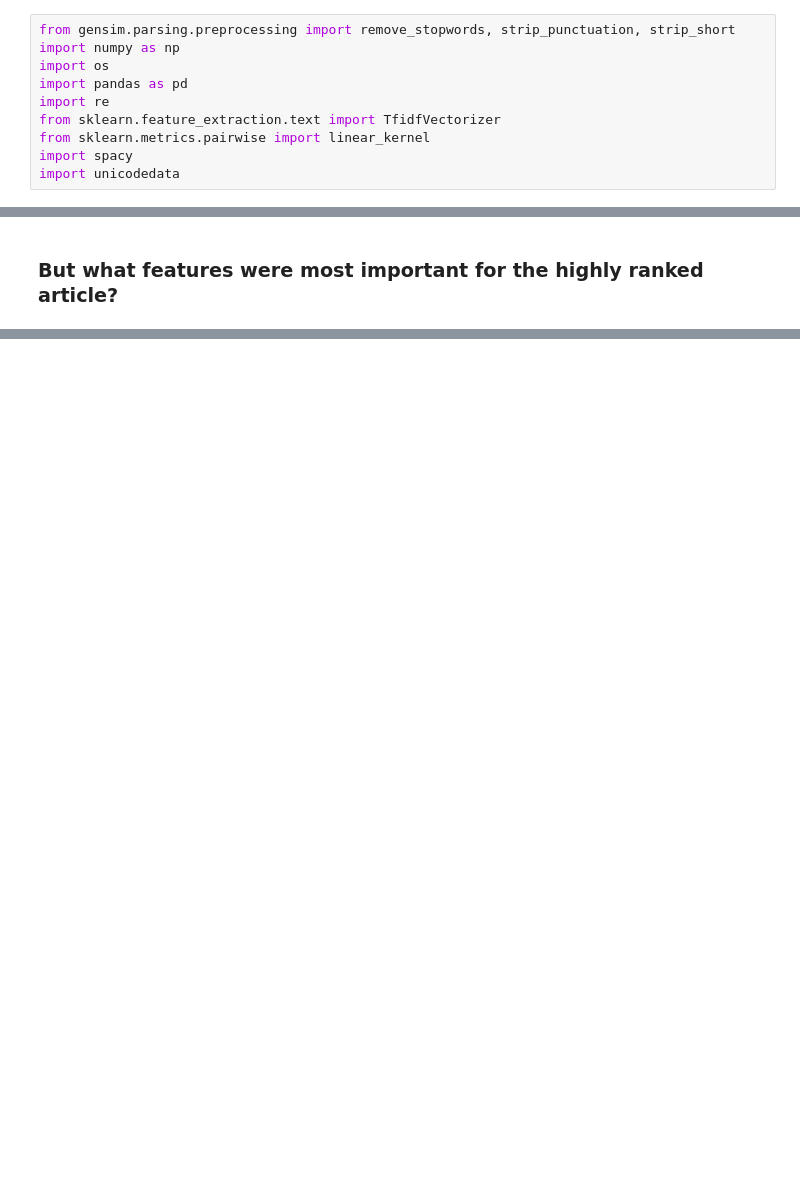
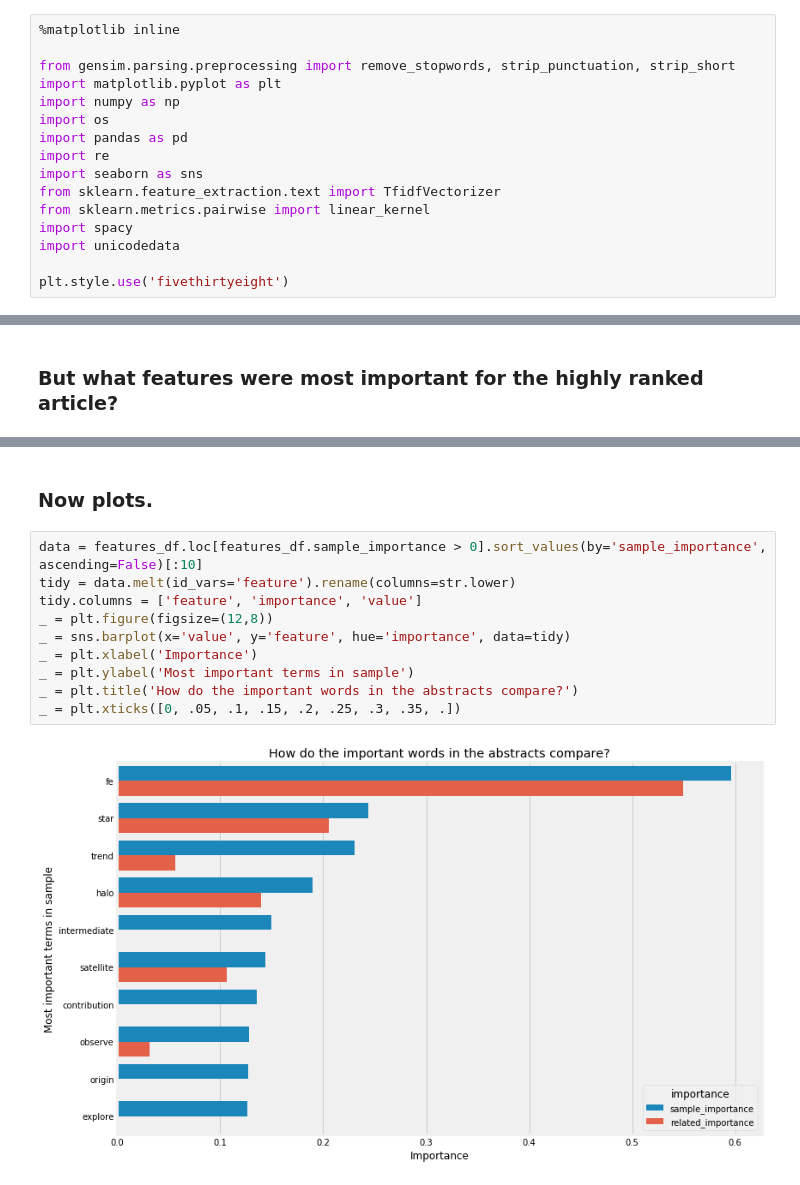
Before and after one commit to OhThatMisty/astro_categories, a Jupyter notebook: notebooks/ArXiv_modeling.ipynb, the cells around one changed output, grey strips where cells are left out. Saved outputs shown, nothing was run; the diff lists cells and outputs as text; blank space fills up the shorter version.

```diff
--- a/notebooks/ArXiv_modeling.ipynb
+++ b/notebooks/ArXiv_modeling.ipynb
@@ -4,13 +4,19 @@
 ## 2019, Misty M. Giles
 ### https://github.com/OhThatMisty/astro_categories/
 # %%
+%matplotlib inline
+
 from gensim.parsing.preprocessing import remove_stopwords, strip_punctuation, strip_short
+import matplotlib.pyplot as plt
 import numpy as np
 import os
 import pandas as pd
 import re
+import seaborn as sns
 from sklearn.feature_extraction.text import TfidfVectorizer
 from sklearn.metrics.pairwise import linear_kernel
 import spacy
 import unicodedata
+
+plt.style.use('fivethirtyeight')
 # %%
@@ -246,0 +260,14 @@ astro-ph.IM
+# %% [markdown]
+### Now plots.
+# %%
+data = features_df.loc[features_df.sample_importance > 0].sort_values(by='sample_importance', ascending=False)[:10]
+tidy = data.melt(id_vars='feature').rename(columns=str.lower)
+tidy.columns = ['feature', 'importance', 'value']
+_ = plt.figure(figsize=(12,8))
+_ = sns.barplot(x='value', y='feature', hue='importance', data=tidy)
+_ = plt.xlabel('Importance')
+_ = plt.ylabel('Most important terms in sample')
+_ = plt.title('How do the important words in the abstracts compare?')
+_ = plt.xticks([0, .05, .1, .15, .2, .25, .3, .35, .])
+# %% [output]
+[figure, added]
```
Also changed, not shown: parts of 24 cells of this notebook.
